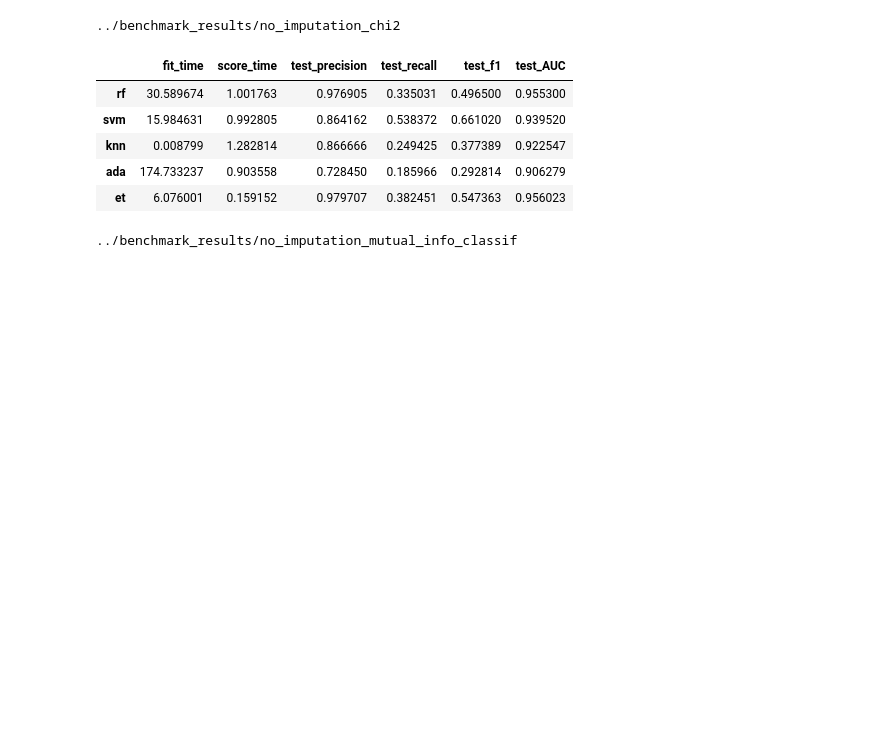
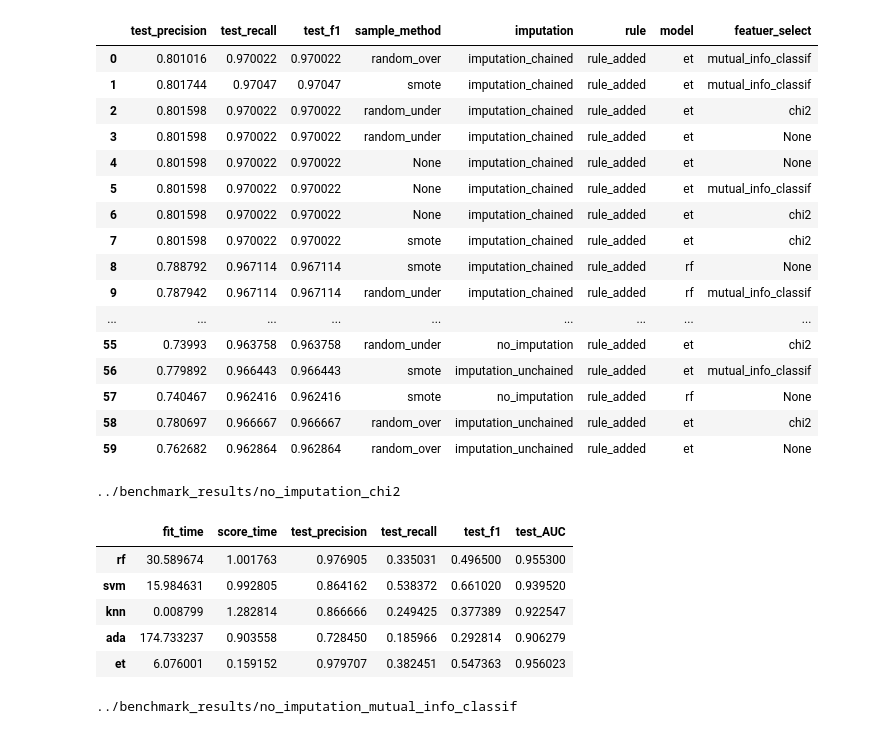
Before and after one commit to glistering96/BigDataAnalysis-HYU-IE, a Jupyter notebook: notebook/result_analysis.ipynb, the cells around one changed output. Saved outputs shown, nothing was run; the diff lists cells and outputs as text; code cells hidden in the pictures; blank space fills up the shorter version.

Commit message:
final result df added

```diff
--- a/notebook/result_analysis.ipynb
+++ b/notebook/result_analysis.ipynb
@@ -19,20 +19,21 @@ from itertools import product
 _token = 'words'
 result_lst = []
 
-_sampling_lst = ['random_over', 'random_under', 'smote']
 _chained_lst = [None, 'chained', 'unchained']
 _rule_lst = [False, True]
-_feature_select_lst = ['mutual_info_classif', 'chi2']
-_rule_lst = [False, True]
+_feature_select_lst = [None, 'mutual_info_classif', 'chi2']
+_sample_method_lst = [None, 'random_over', 'random_under', 'smote']
 
-for _sampling, _chained, _rule, _feature_select in product(_sampling_lst, _chained_lst, _rule_lst, _feature_select_lst):
+# get the combination of chained, rule, feature_select
+
+for _sample_method, _chained, _rule, _feature_select in product(_sample_method_lst, _chained_lst, _rule_lst, _feature_select_lst):
     _rule_txt = '_rule_added' if _rule else ''
 
     if _chained is None:
-        logging_nm = f'{_sampling}/no_imputation_{_feature_select}'
+        logging_nm = f'{_sample_method}/no_imputation_{_feature_select}'
 
     else:
-        _path = f'./data/imputed/{_token}/{_chained}/fake_job_postings{_rule_txt}.csv'
-        logging_nm = f'{_sampling}/imputation_{_chained}_{_feature_select}{_rule_txt}'
+        logging_nm = f'{_sample_method}/imputation_{_chained}_{_feature_select}{_rule_txt}'
 
     result_lst.append(logging_nm)
+    print(logging_nm)
@@ -39,12 +58,11 @@ for _sampling, _chained, _rule, _feature_select in product(_sampling_lst, _chain
 # %%
-baseline_no_imputation_mutual = f'{base_result_dir}/{result_lst[0]}'
 target_metric = 'AUC'
 result_all = {}
 
 for dir in result_lst:
     result_dir = f'{base_result_dir}/{dir}'
     result_df = get_result_df(result_dir, target_metric)
-    best_ = result_df.sort_values(f"test_{target_metric}", ascending=False).reset_index().iloc[0, :]
+    best_ = result_df.sort_values(f"test_auc", ascending=False).reset_index().iloc[0, :]
     key_str = "-".join(dir.split('/')) + "-" + best_['index']
     # print("-".join(dir.split('/')))
     result_all[key_str] = {k: best_[k] for k in best_.keys() if 'test' in k}
@@ -69,2 +69,2 @@ for dir in result_lst:
 # %%
-pd.DataFrame.from_dict(result_all).T.sort_values('test_AUC', ascending=False)
+result_df_original = pd.DataFrame.from_dict(result_all).T.sort_values('test_auc', ascending=False).reset_index()
@@ -89,3 +71,80 @@ pd.DataFrame.from_dict(result_all).T.sort_values('test_AUC', ascending=False)
+# %%
+# index name order: sample_method, imputation, feature_select, rule, model
+# split the index name to get the information and create a new column for each information
+
+index_nm_order = ['sample_method', 'imputation', 'feature_select', 'rule', 'model']
+df = result_df_original.copy(deep=True)
+
+# create new column for each information
+for nm in index_nm_order:
+    df[nm] = None
+
+final_result_df_col = ["test_AUC", "test_precision", "test_recall", "test_f1", "sample_method", "imputation", "featuer_select", "rule", "model"]
+final_result_df = {}
+
+for idx_num, row in df.iterrows():
+    temp_dict = {}
+
+    index_nm = row['index']
+    # print(index_nm.split('-'))
+
+    lst = index_nm.split('-')
+
+    sampling = lst[0]
+
+    l2_split = []
+
+    l2 = lst[1].split("_")
+    # print(l2)
+    imputation = "_".join(l2[:2])
+    l2_split.append(imputation)
+
+    l2 = l2[2:]
+
+    if l2[-1] == 'added':
+        rule_added = "rule_added"
+        l2 = l2[:-2]
+
+    l2_split.append(rule_added)
+
+    feat_sel = "_".join(l2)
+
+    l2_split.append(feat_sel)
+
+    model = lst[2]
+
+    for col in final_result_df_col:
+        if col in row.keys():
+            temp_dict[col] = row[col]
+
+    temp_dict['sample_method'] = sampling
+    temp_dict['imputation'] = imputation
+    temp_dict['featuer_select'] = feat_sel
+    temp_dict['rule'] = rule_added
+    temp_dict['model'] = model
+
+    final_result_df[idx_num] = temp_dict
+
+final_result_df = pd.DataFrame.from_dict(final_result_df).T
+final_result_df
+# %% [output]
+|  | test_precision | test_recall | test_f1 | sample_method | imputation | rule | model | featuer_select |
+| 0 | 0.801016 | 0.970022 | 0.970022 | random_over | imputation_chained | rule_added | et | mutual_info_classif |
+| 1 | 0.801744 | 0.97047 | 0.97047 | smote | imputation_chained | rule_added | et | mutual_info_classif |
+| 2 | 0.801598 | 0.970022 | 0.970022 | random_under | imputation_chained | rule_added | et | chi2 |
+| 3 | 0.801598 | 0.970022 | 0.970022 | random_under | imputation_chained | rule_added | et | None |
+| 4 | 0.801598 | 0.970022 | 0.970022 | None | imputation_chained | rule_added | et | None |
+| 5 | 0.801598 | 0.970022 | 0.970022 | None | imputation_chained | rule_added | et | mutual_info_classif |
+| 6 | 0.801598 | 0.970022 | 0.970022 | None | imputation_chained | rule_added | et | chi2 |
+| 7 | 0.801598 | 0.970022 | 0.970022 | smote | imputation_chained | rule_added | et | chi2 |
+| 8 | 0.788792 | 0.967114 | 0.967114 | smote | imputation_chained | rule_added | rf | None |
+| 9 | 0.787942 | 0.967114 | 0.967114 | random_under | imputation_chained | rule_added | rf | mutual_info_classif |
+| ... | ... | ... | ... | ... | ... | ... | ... | ... |
+| 55 | 0.73993 | 0.963758 | 0.963758 | random_under | no_imputation | rule_added | et | chi2 |
+| 56 | 0.779892 | 0.966443 | 0.966443 | smote | imputation_unchained | rule_added | et | mutual_info_classif |
+| 57 | 0.740467 | 0.962416 | 0.962416 | smote | no_imputation | rule_added | rf | None |
+| 58 | 0.780697 | 0.966667 | 0.966667 | random_over | imputation_unchained | rule_added | et | chi2 |
+| 59 | 0.762682 | 0.962864 | 0.962864 | random_over | imputation_unchained | rule_added | et | None |
 # %%
 baseline_no_imputation_mutual = f'{base_result_dir}/{result_lst[1]}'
 target_metric = 'AUC'
```
Also changed, not shown: parts of 4 cells of this notebook, 1 other file.
